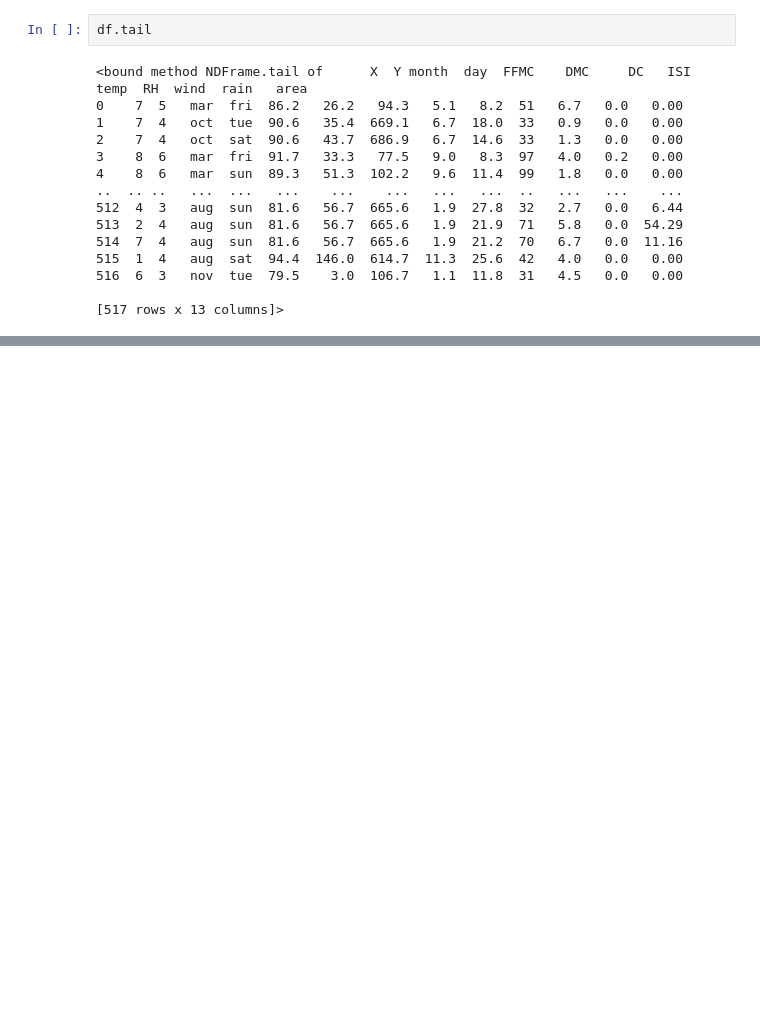
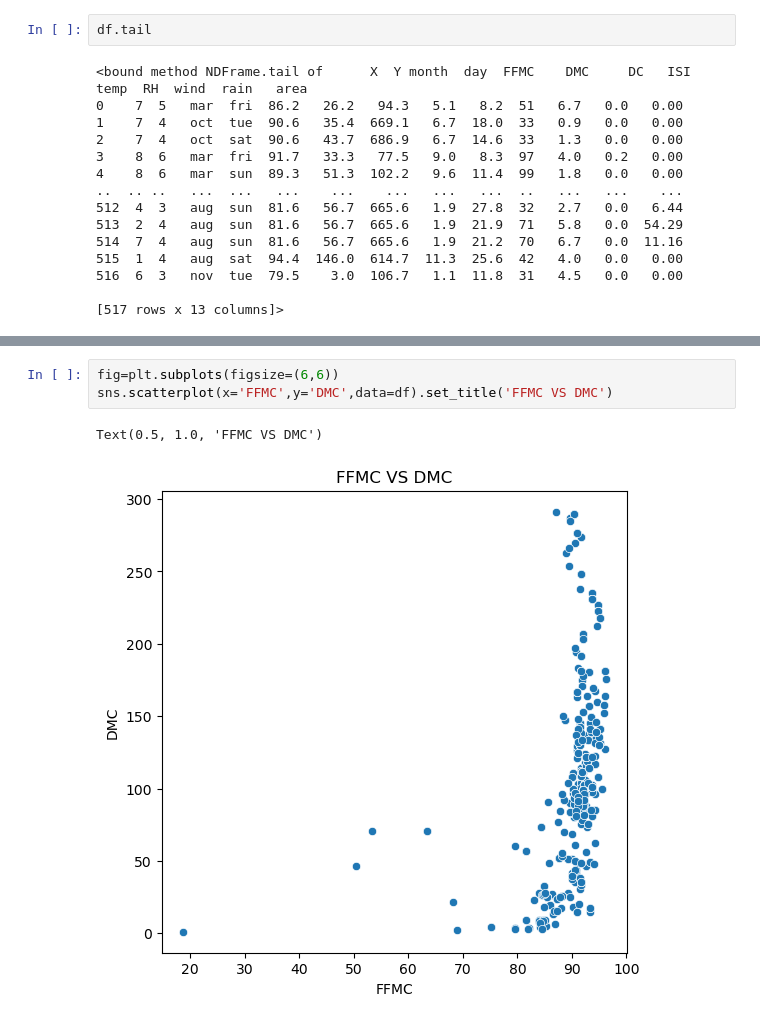
Before and after one commit to Biswajeet21/Week-1, a Jupyter notebook: forest_fire.ipynb, the cells around one changed output, grey strips where cells are left out. Cells and saved outputs as stored; diff of their text form; blank space fills up the shorter version.

```diff
--- a/forest_fire.ipynb
+++ b/forest_fire.ipynb
@@ -96,0 +193,6 @@ df.tail
+# %%
+fig=plt.subplots(figsize=(6,6))
+sns.scatterplot(x='FFMC',y='DMC',data=df).set_title('FFMC VS DMC')
+# %% [output]
+Text(0.5, 1.0, 'FFMC VS DMC')
+[figure, added]
```
Also changed, not shown: parts of 21 cells of this notebook, 1 other file.
